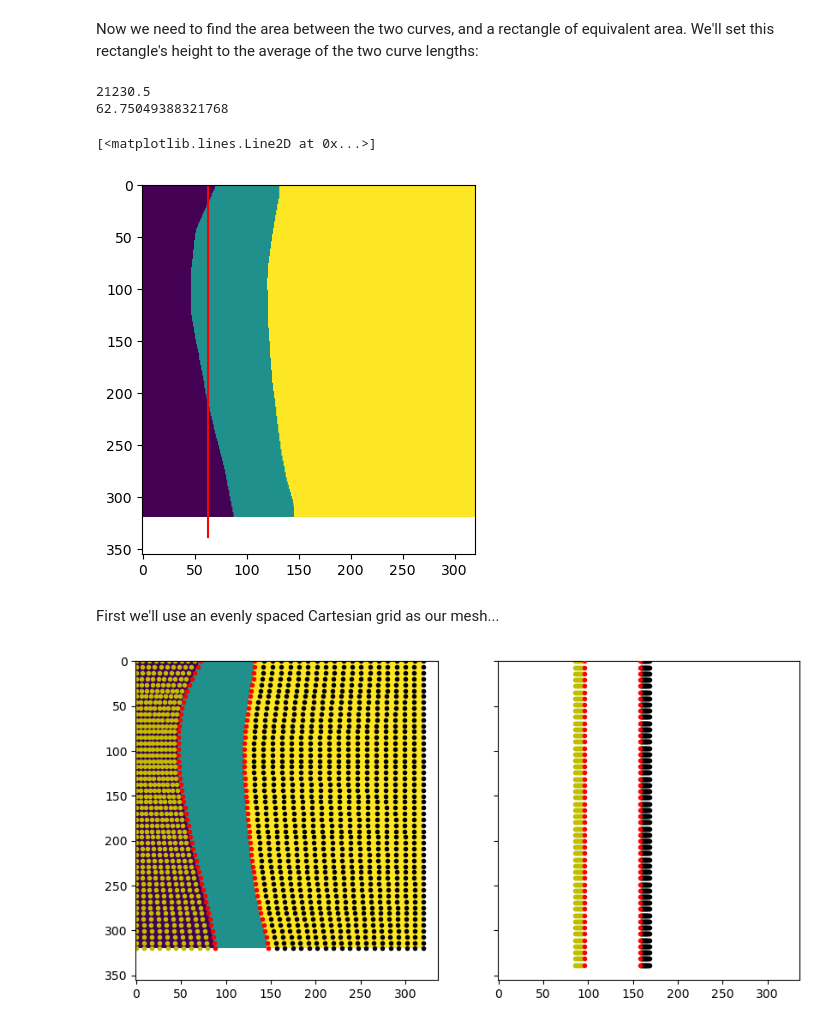
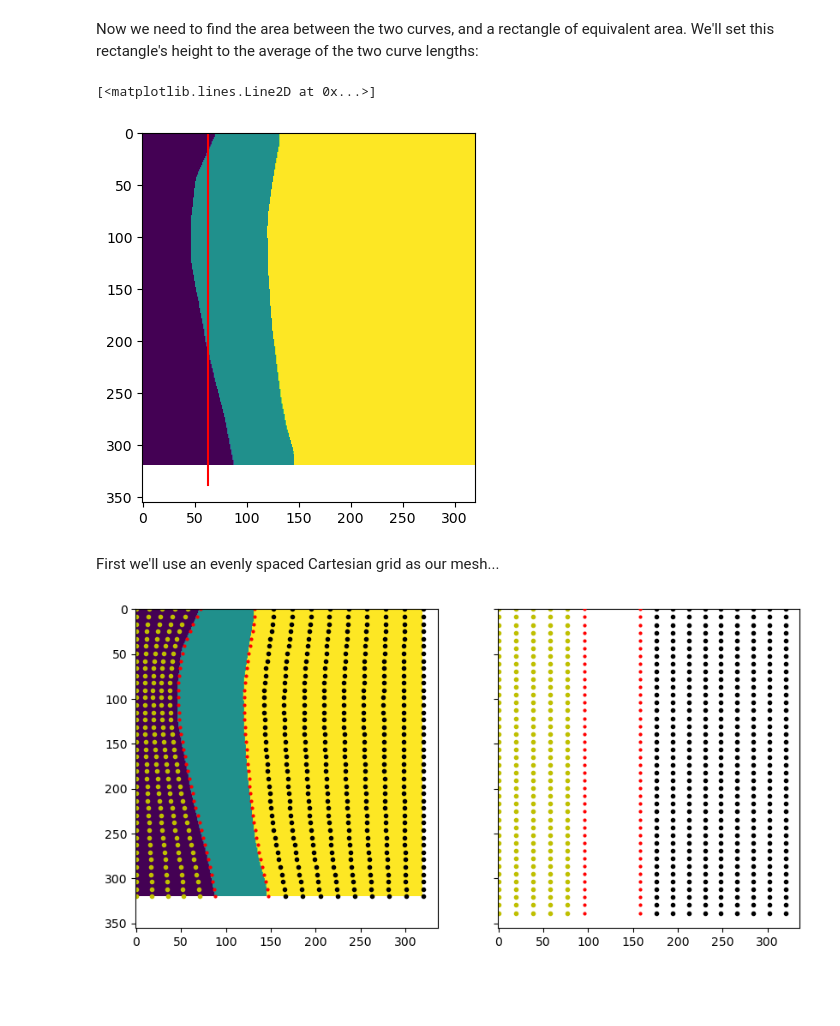
Before and after one commit to JGIBristol/cementum_imaging, a Jupyter notebook: straighten_mesh.ipynb, the cells around one changed output. Cells and saved outputs as stored; diff of their text form; code cells hidden in the pictures; blank space fills up the shorter version.

```diff
--- a/straighten_mesh.ipynb
+++ b/straighten_mesh.ipynb
@@ -110,17 +113,13 @@ def area(curve1: np.ndarray, curve2: np.ndarray) -> float:
 
 rectangle_height = (length(first_edge) + length(second_edge)) / 2
 total_area = area(first_edge, second_edge)
-print(total_area)
 
 rectangle_width = total_area / rectangle_height
-print(rectangle_width)
 
 plt.imshow(mask)
 plt.plot([rectangle_width] * 2, [0, rectangle_height], color="red")
 # %% [output]
-21230.5
-62.75049388321768
+[<matplotlib.lines.Line2D at 0x...>]
-[<matplotlib.lines.Line2D at 0x...>]
 [figure]
 # %% [markdown]
 First we'll use an evenly spaced Cartesian grid as our mesh...
@@ -129,10 +128,10 @@ First we'll use an evenly spaced Cartesian grid as our mesh...
 Create grids of points to map to/from
 
 """
-n_x, n_y = 2, 50
-n_left, n_right = 10, 20
+n_x, n_y = 2, 40
+n_left, n_right = 5, 10
 
-plot_kw = {"marker": "o", "markersize": 3, "linestyle": "none"}
+plot_kw = {"marker": "o", "linestyle": "none"}
 
 fig, axes = plt.subplots(1, 2, sharex=True, sharey=True, figsize=(10, 5))
 for axis in axes:
@@ -165,9 +164,9 @@ for y_val in curve_y:
         right_curve_pts.append([x_val, y_val])
 right_curve_pts = np.array(right_curve_pts)
 
-axes[0].plot(curve_pts[:, 0], curve_pts[:, 1], color="r", **plot_kw)
-axes[0].plot(left_curve_pts[:, 0], left_curve_pts[:, 1], color="y", **plot_kw)
-axes[0].plot(right_curve_pts[:, 0], right_curve_pts[:, 1], color="k", **plot_kw)
+axes[0].plot(curve_pts[:, 0], curve_pts[:, 1], color="r", **plot_kw, markersize=2)
+axes[0].plot(left_curve_pts[:, 0], left_curve_pts[:, 1], color="y", **plot_kw, markersize=3)
+axes[0].plot(right_curve_pts[:, 0], right_curve_pts[:, 1], color="k", **plot_kw, markersize=3)
 axes[0].imshow(mask)
 
 # Create a rectangle of points
@@ -176,40 +175,40 @@ rect_y = np.linspace(0, rectangle_height, n_y, endpoint=True)
 X, Y = np.meshgrid(rect_x, rect_y)
 rect_pts = np.dstack([X.ravel(), Y.ravel()])[0]
 
 # Offset them by a bit
 offset = np.mean(curve_pts[:, 0])
 rect_pts[:, 0] += offset
-left_boundary = rect_pts[0, 0] - 10
-right_boundary = rect_pts[0, 0] + rectangle_width + 10
+left_boundary = 0
+right_boundary = mask.shape[0]
 
 # Find values on the left of the rectangle
 left_rect_pts = []
 for y_val in rect_y:
     for x_val in np.linspace(left_boundary, offset, n_left, endpoint=False):
         left_rect_pts.append([x_val, y_val])
 left_rect_pts = np.array(left_rect_pts)
 
-# Find values on the right of the curve
+# Find values on the right of the rectangle
 right_rect_pts = []
 for y_val in rect_y:
     for x_val in np.linspace(
         offset + rectangle_width, right_boundary, n_right, endpoint=True
     )[1:]:
         right_rect_pts.append([x_val, y_val])
 right_rect_pts = np.array(right_rect_pts)
 
-axes[1].plot(rect_pts[:, 0], rect_pts[:, 1], color="r", **plot_kw, zorder=10)
-axes[1].plot(left_rect_pts[:, 0], left_rect_pts[:, 1], color="y", **plot_kw)
-axes[1].plot(right_rect_pts[:, 0], right_rect_pts[:, 1], color="k", **plot_kw)
+axes[1].plot(rect_pts[:, 0], rect_pts[:, 1], color="r", **plot_kw, zorder=10, markersize=2)
+axes[1].plot(left_rect_pts[:, 0], left_rect_pts[:, 1], color="y", **plot_kw, markersize=3)
+axes[1].plot(right_rect_pts[:, 0], right_rect_pts[:, 1], color="k", **plot_kw, markersize=3)
 
 # Concatenate all the points together
 curve_pts = np.vstack([left_curve_pts, curve_pts, right_curve_pts])
 curve_pts = curve_pts[np.lexsort((curve_pts[:, 1], curve_pts[:, 0]))]
 
 rect_pts = np.vstack([left_rect_pts, rect_pts, right_rect_pts])
 rect_pts = rect_pts[np.lexsort((rect_pts[:, 1], rect_pts[:, 0]))]
 # %% [output]
-[figure, old version]
+[figure, new version]
 # %%
 from matplotlib import colormaps, colors
 from skimage.transform import warp, PiecewiseAffineTransform
```
Also changed, not shown: parts of 5 cells of this notebook, 2 other files.
